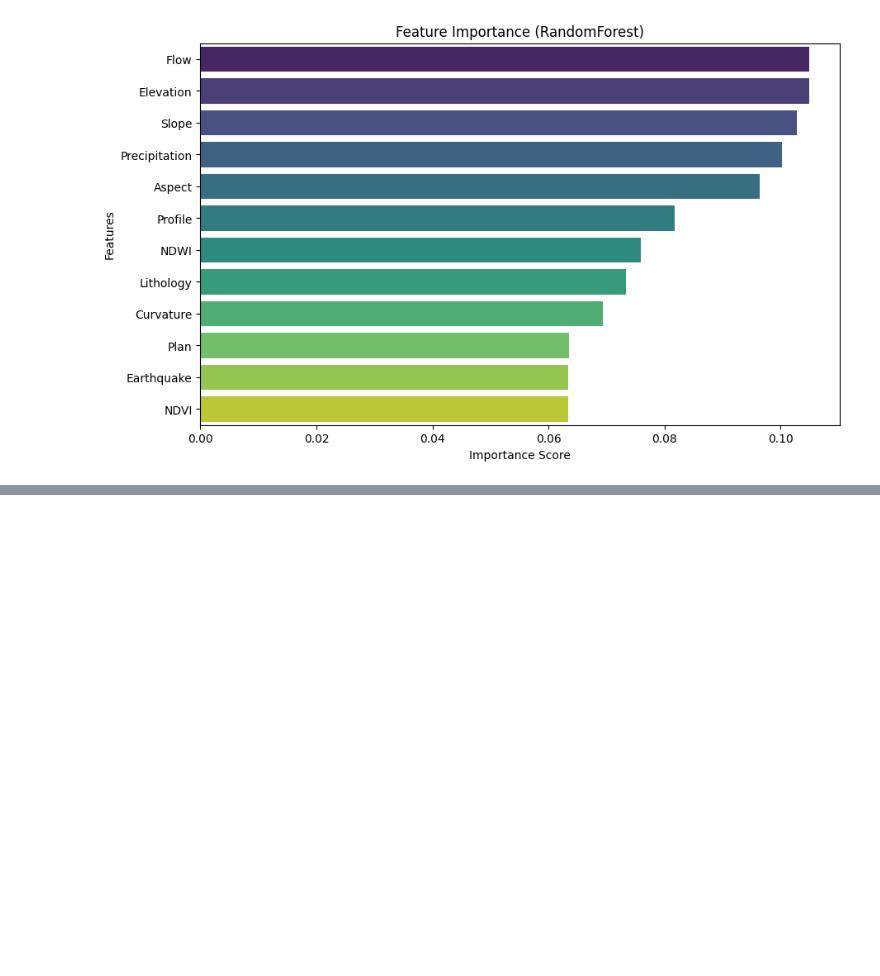
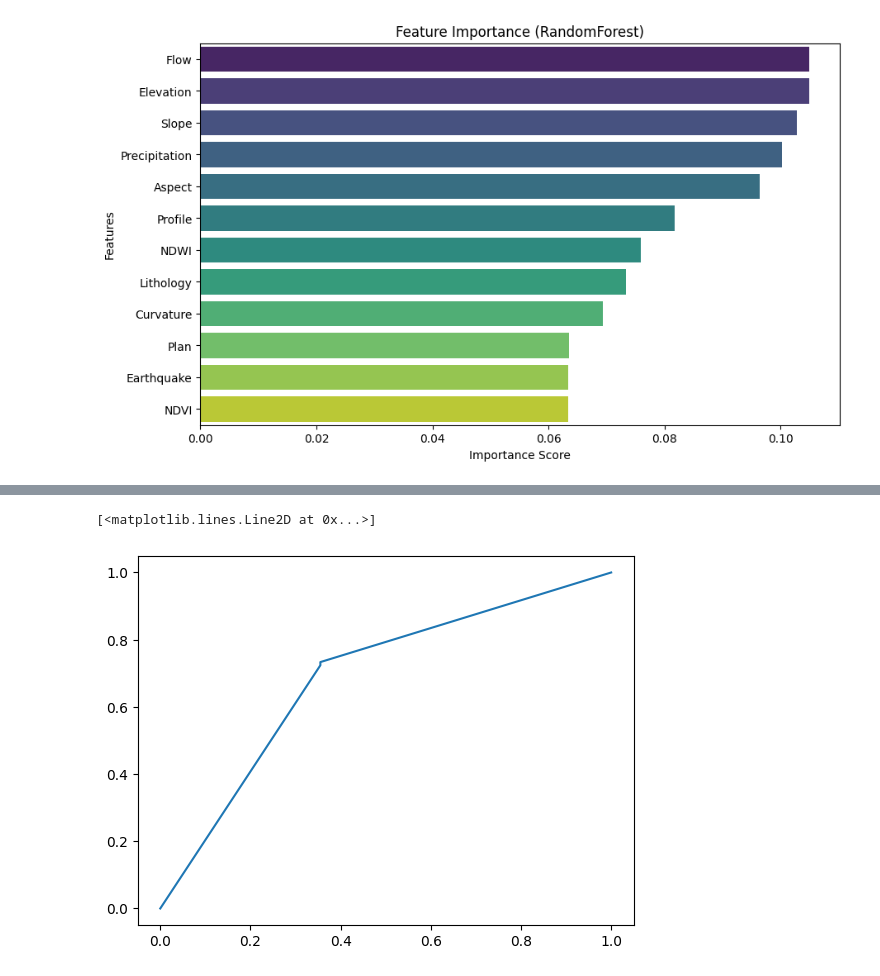
Before and after one commit to Pavithra040605/LandSlidePrediction, a Jupyter notebook: LandSlidePrediction.ipynb, the cells around one changed output, grey strips where cells are left out. Drawn from its saved outputs; the diff is of its cells as text; code cells hidden in the pictures; blank space fills up the shorter version.

```diff
--- a/LandSlidePrediction.ipynb
+++ b/LandSlidePrediction.ipynb
@@ -239,0 +246,4 @@ Passing `palette` without assigning `hue` is deprecated and will be removed in v
+# %%
+# Train Decision Tree
+dt_model = DecisionTreeClassifier(random_state=42)
+dt_model.fit(X_train, y_train)
@@ -239,0 +301,9 @@ Passing `palette` without assigning `hue` is deprecated and will be removed in v
+# %%
+# Decision Tree ROC
+y_proba_dt = dt_model.predict_proba(X_test)[:, 1]
+fpr_dt, tpr_dt, _ = roc_curve(y_test, y_proba_dt)
+roc_auc_dt = roc_auc_score(y_test, y_proba_dt)
+plt.plot(fpr_dt, tpr_dt, label=f'Decision Tree AUC = {roc_auc_dt:.2f}')
+# %% [output]
+[<matplotlib.lines.Line2D at 0x...>]
+[figure, added]
```
Also changed, not shown: parts of 15 cells of this notebook.
